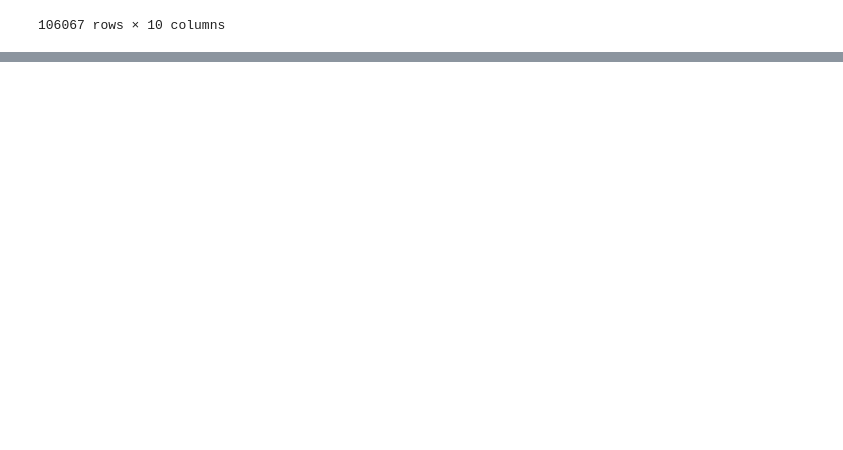
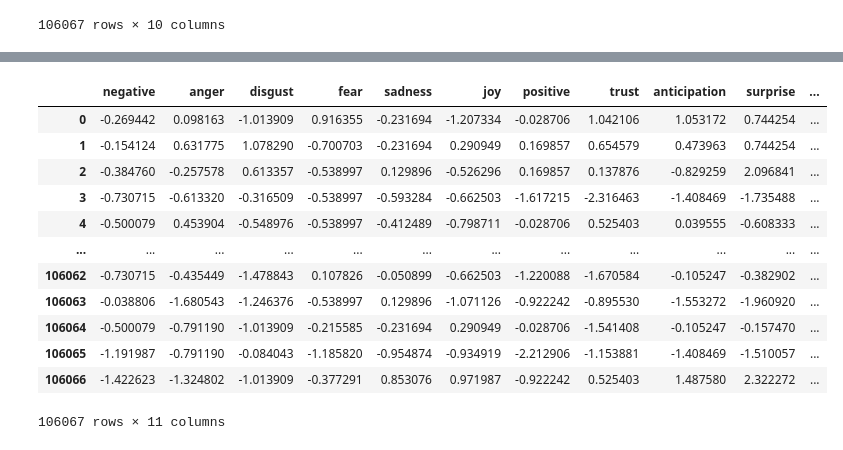
Before and after one commit to bubblefi/NLP_semi_project, a Jupyter notebook: MBTI.ipynb, the cells around one changed output, grey strips where cells are left out. Drawn from its saved outputs; the diff is of its cells as text; code cells hidden in the pictures; blank space fills up the shorter version.

```diff
--- a/MBTI.ipynb
+++ b/MBTI.ipynb
@@ -261,0 +345,5 @@ print("분류 정확도 : {:.2f} %".format(acc2))
+# %%
+cluster_pipeline = Pipeline([('scaler', StandardScaler()), ('kmeans', KMeans(n_clusters=16))])
+X = emotion_data.select_dtypes(np.number)
+cluster_pipeline.fit(X)
+emotion_data['cluster'] = cluster_pipeline.predict(X)
@@ -261,0 +473,20 @@ print("분류 정확도 : {:.2f} %".format(acc2))
+# %%
+scaled_emotion_array=StandardScaler().fit_transform(emotion_data.iloc[:,:10])
+scaled_MBTI_emotion_df=pd.DataFrame(scaled_emotion_array, columns=emotion_data.columns[:10])
+scaled_MBTI_emotion_df=pd.concat([scaled_MBTI_emotion_df,emotion_data['type']], axis=1)
+# %%
+scaled_MBTI_emotion_df
+# %% [output]
+|  | negative | anger | disgust | fear | sadness | joy | positive | trust | anticipation | surprise | ... |
+| 0 | -0.269442 | 0.098163 | -1.013909 | 0.916355 | -0.231694 | -1.207334 | -0.028706 | 1.042106 | 1.053172 | 0.744254 | ... |
+| 1 | -0.154124 | 0.631775 | 1.078290 | -0.700703 | -0.231694 | 0.290949 | 0.169857 | 0.654579 | 0.473963 | 0.744254 | ... |
+| 2 | -0.384760 | -0.257578 | 0.613357 | -0.538997 | 0.129896 | -0.526296 | 0.169857 | 0.137876 | -0.829259 | 2.096841 | ... |
+| 3 | -0.730715 | -0.613320 | -0.316509 | -0.538997 | -0.593284 | -0.662503 | -1.617215 | -2.316463 | -1.408469 | -1.735488 | ... |
+| 4 | -0.500079 | 0.453904 | -0.548976 | -0.538997 | -0.412489 | -0.798711 | -0.028706 | 0.525403 | 0.039555 | -0.608333 | ... |
+| ... | ... | ... | ... | ... | ... | ... | ... | ... | ... | ... | ... |
+| 106062 | -0.730715 | -0.435449 | -1.478843 | 0.107826 | -0.050899 | -0.662503 | -1.220088 | -1.670584 | -0.105247 | -0.382902 | ... |
+| 106063 | -0.038806 | -1.680543 | -1.246376 | -0.538997 | 0.129896 | -1.071126 | -0.922242 | -0.895530 | -1.553272 | -1.960920 | ... |
+| 106064 | -0.500079 | -0.791190 | -1.013909 | -0.215585 | -0.231694 | 0.290949 | -0.028706 | -1.541408 | -0.105247 | -0.157470 | ... |
+| 106065 | -1.191987 | -0.791190 | -0.084043 | -1.185820 | -0.954874 | -0.934919 | -2.212906 | -1.153881 | -1.408469 | -1.510057 | ... |
+| 106066 | -1.422623 | -1.324802 | -1.013909 | -0.377291 | 0.853076 | 0.971987 | -0.922242 | 0.525403 | 1.487580 | 2.322272 | ... |
+106067 rows × 11 columns
```
Also changed, not shown: parts of 58 cells of this notebook.
